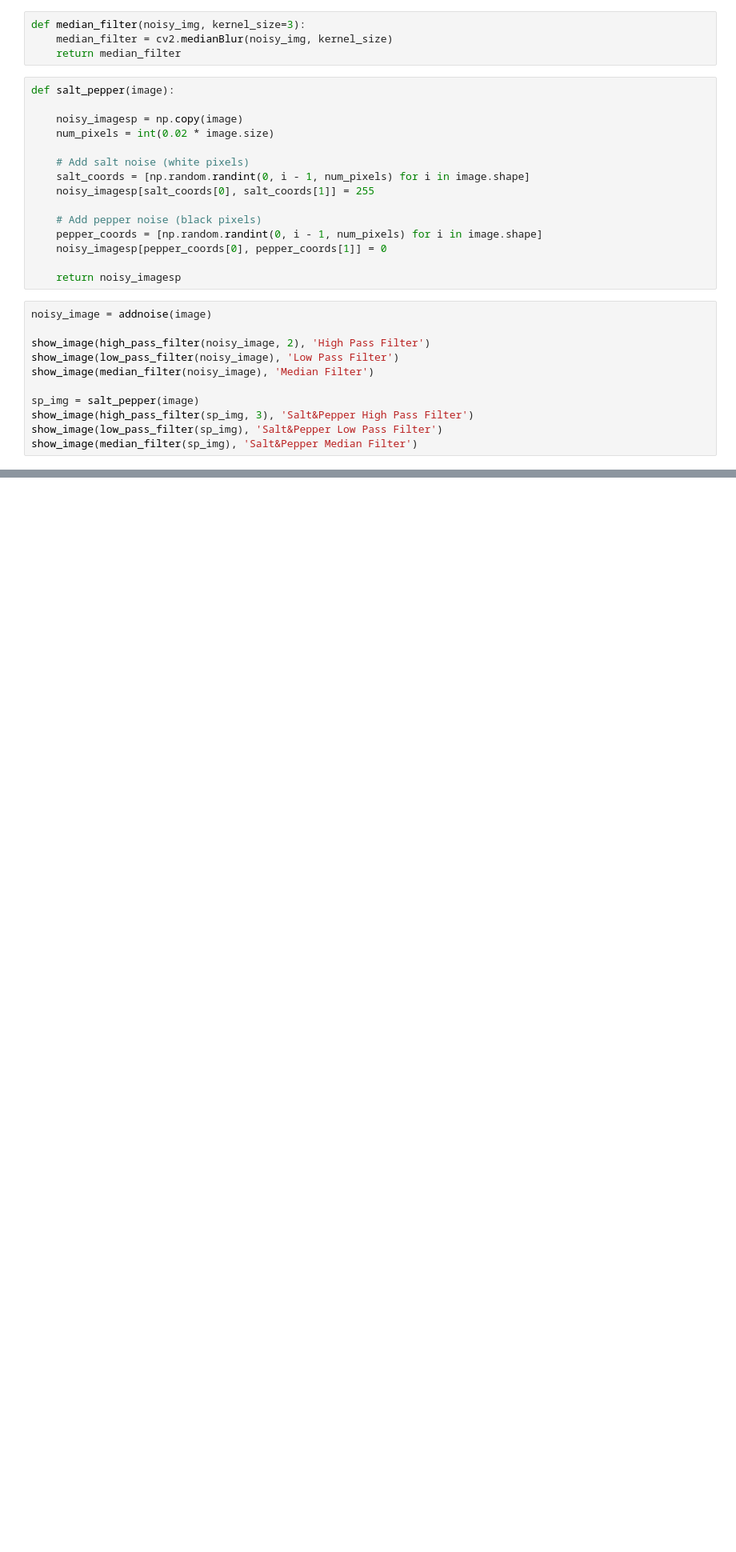
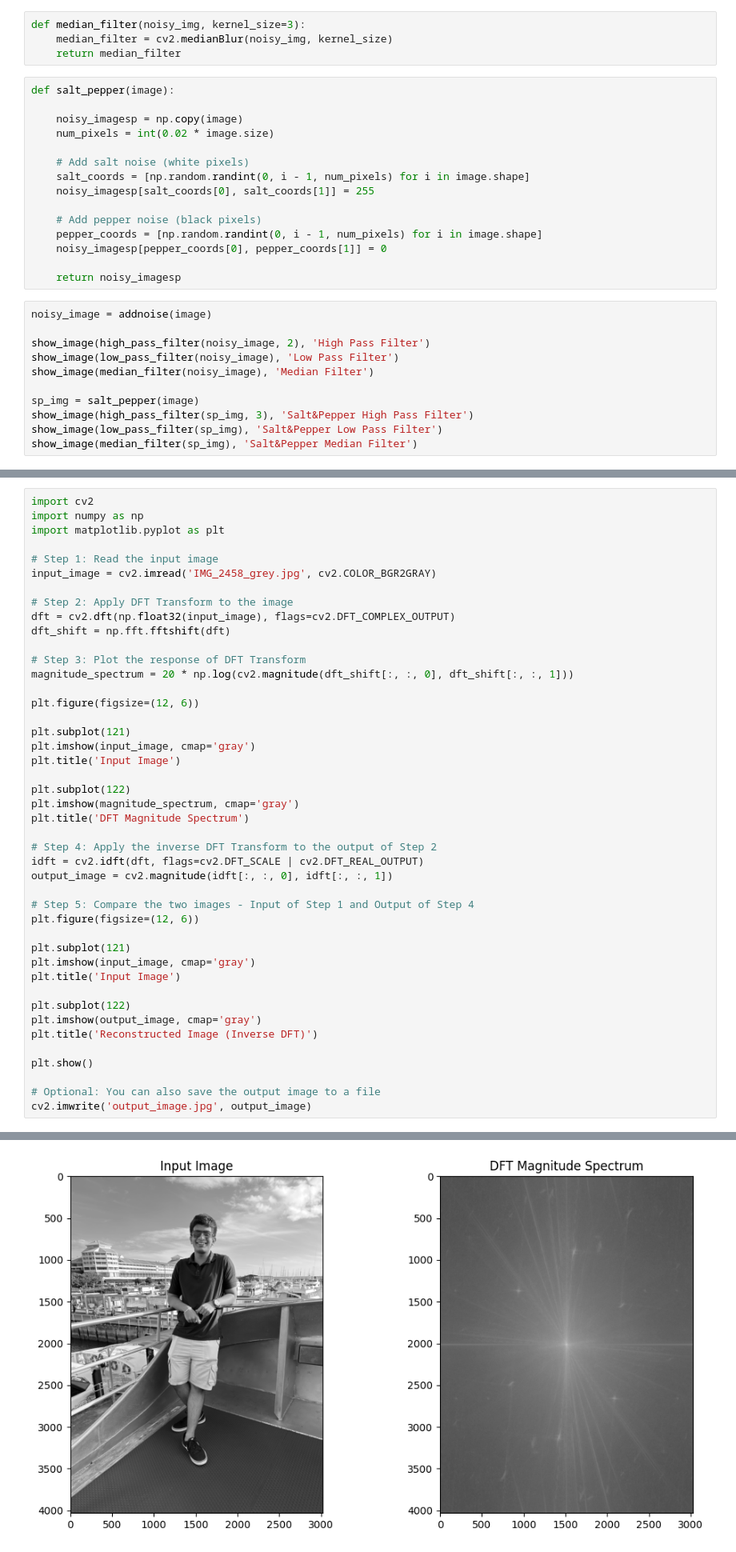
Before and after one commit to AnirbaanGhatak/Image-Processing, a Jupyter notebook: ipxp.ipynb, the cells around one changed output, grey strips where cells are left out. Shown at 80% size. Cells and saved outputs as stored; diff of their text form; blank space fills up the shorter version.

```diff
--- a/ipxp.ipynb
+++ b/ipxp.ipynb
@@ -71,0 +93,45 @@ show_image(median_filter(sp_img), 'Salt&Pepper Median Filter')
+# %%
+import cv2
+import numpy as np
+import matplotlib.pyplot as plt
+
+# Step 1: Read the input image
+input_image = cv2.imread('IMG_2458_grey.jpg', cv2.COLOR_BGR2GRAY)
+
+# Step 2: Apply DFT Transform to the image
+dft = cv2.dft(np.float32(input_image), flags=cv2.DFT_COMPLEX_OUTPUT)
+dft_shift = np.fft.fftshift(dft)
+
+# Step 3: Plot the response of DFT Transform
+magnitude_spectrum = 20 * np.log(cv2.magnitude(dft_shift[:, :, 0], dft_shift[:, :, 1]))
+
+plt.figure(figsize=(12, 6))
+
+plt.subplot(121)
+plt.imshow(input_image, cmap='gray')
+plt.title('Input Image')
+
+plt.subplot(122)
+plt.imshow(magnitude_spectrum, cmap='gray')
+plt.title('DFT Magnitude Spectrum')
+
+# Step 4: Apply the inverse DFT Transform to the output of Step 2
+idft = cv2.idft(dft, flags=cv2.DFT_SCALE | cv2.DFT_REAL_OUTPUT)
+output_image = cv2.magnitude(idft[:, :, 0], idft[:, :, 1])
+
+# Step 5: Compare the two images - Input of Step 1 and Output of Step 4
+plt.figure(figsize=(12, 6))
+
+plt.subplot(121)
+plt.imshow(input_image, cmap='gray')
+plt.title('Input Image')
+
+plt.subplot(122)
+plt.imshow(output_image, cmap='gray')
+plt.title('Reconstructed Image (Inverse DFT)')
+
+plt.show()
+
+# Optional: You can also save the output image to a file
+cv2.imwrite('output_image.jpg', output_image)
+# %% [output]
@@ -71,0 +139 @@ show_image(median_filter(sp_img), 'Salt&Pepper Median Filter')
+[figure, added]
```
Also changed, not shown: parts of 2 cells of this notebook, 7 other files.
